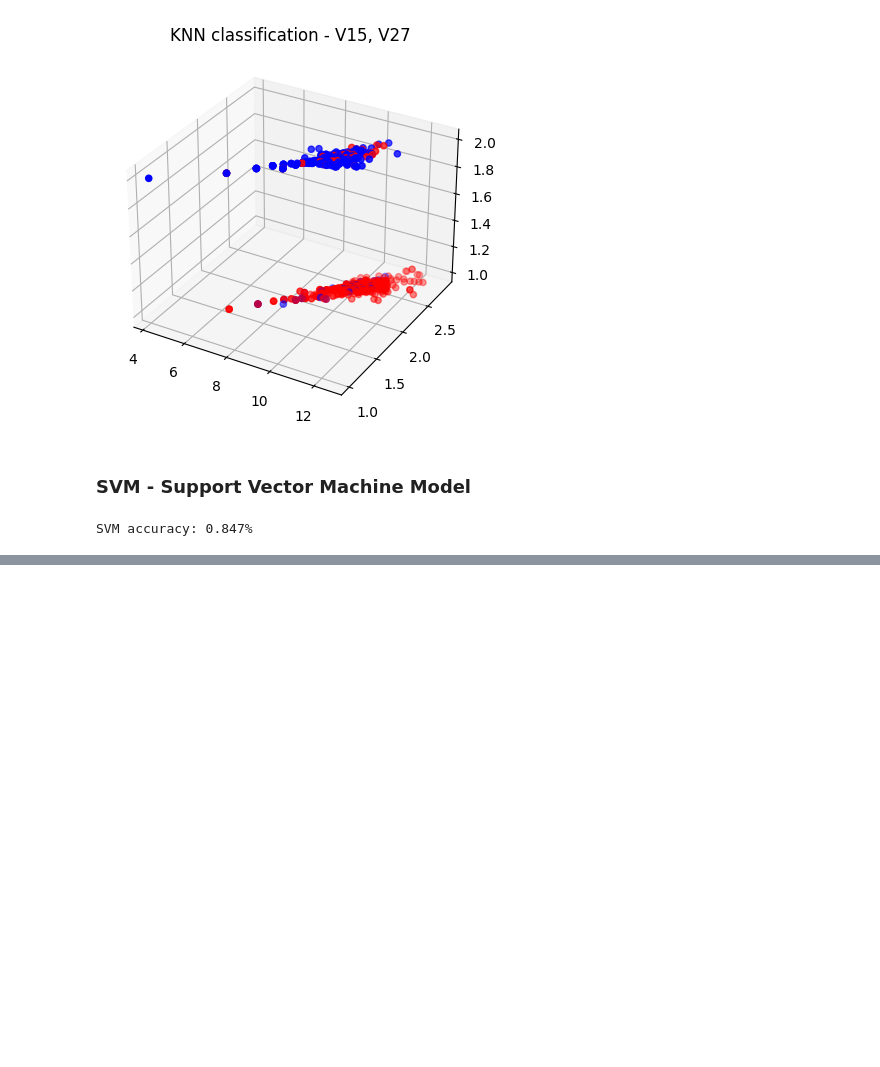
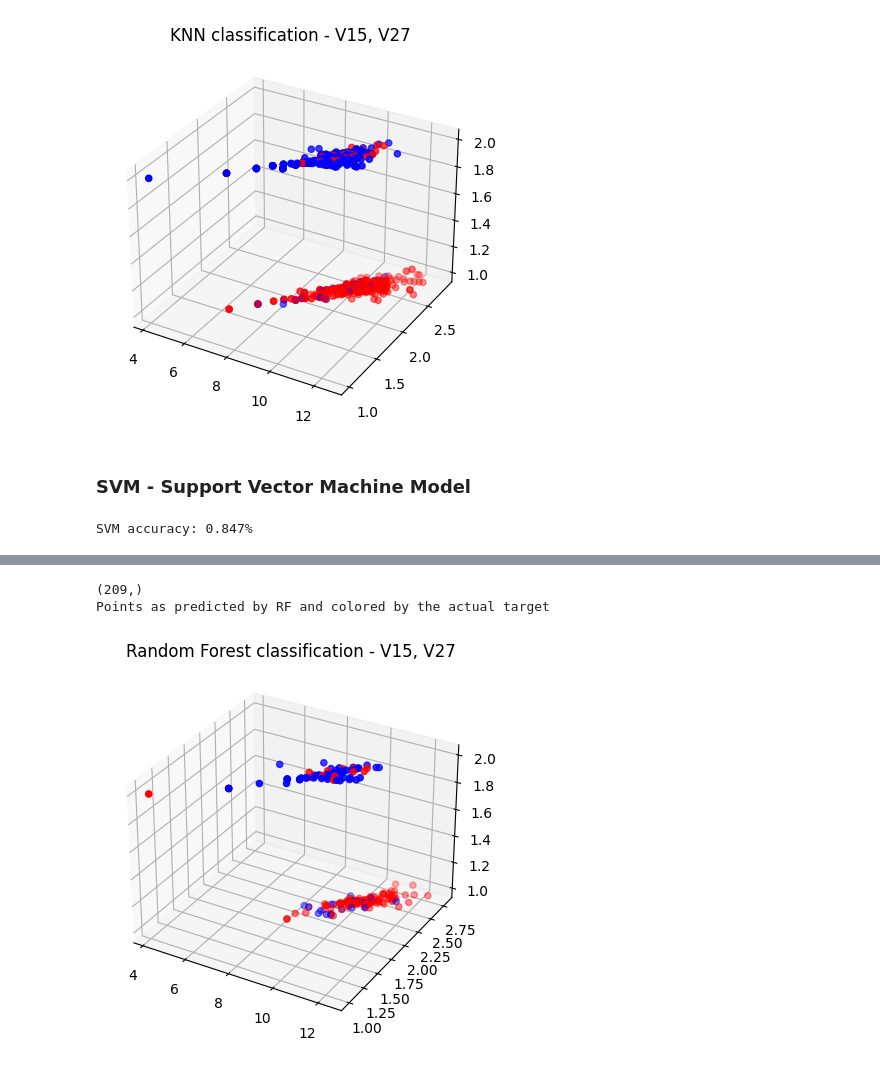
Before and after one commit to strojanski/IS-labs, a Jupyter notebook: seminarji/sem2/sem2.ipynb, the cells around one changed output, grey strips where cells are left out. Drawn from its saved outputs; the diff is of its cells as text; code cells hidden in the pictures; blank space fills up the shorter version.

```diff
--- a/seminarji/sem2/sem2.ipynb
+++ b/seminarji/sem2/sem2.ipynb
@@ -290,0 +309,17 @@ Points as predicted by SVM and colored by actual target
+# %%
+# https://scikit-learn.org/stable/modules/generated/sklearn.ensemble.RandomForestClassifier.html
+class RandomForest:
+        def __init__(self, train_df, test_df):
+            self.train_df = train_df
+            self.test_df = test_df
+
+        def fit(self, n_estimators=100, criterion="gini", max_depth=None):
+            X_train, y_train = self.train_df.loc[:, self.train_df.columns != "Class"], self.train_df["Class"]
+            X_test, y_test = self.test_df.loc[:, self.test_df.columns != "Class"], self.test_df["Class"]
+
+            clf = ensemble.RandomForestClassifier(n_estimators=n_estimators, criterion=criterion, max_depth=max_depth)
+            clf.fit(X_train, y_train)
+
+            accuracy = clf.score(X_test, y_test)
+
+            return clf, accuracy
@@ -290,0 +333,15 @@ Points as predicted by SVM and colored by actual target
+# %%
+test_colors = ["red" if c == 1 else "blue" for c in df_test["Class"]]
+# %%
+prediction = clf.predict(df_test.loc[:, df_test.columns != "Class"])
+print(prediction.shape)
+fig = plt.figure()
+ax = fig.add_subplot(111, projection="3d")
+
+ax.scatter(xs=df_test[features[0]], ys=df_test[features[1]], zs=prediction, c=test_colors)
+ax.set_title(f"Random Forest classification - {features[0]}, {features[1]}")
+print("Points as predicted by RF and colored by the actual target")
+# %% [output]
+(209,)
+Points as predicted by RF and colored by the actual target
+[figure, added]
```
Also changed, not shown: parts of 6 cells of this notebook.
